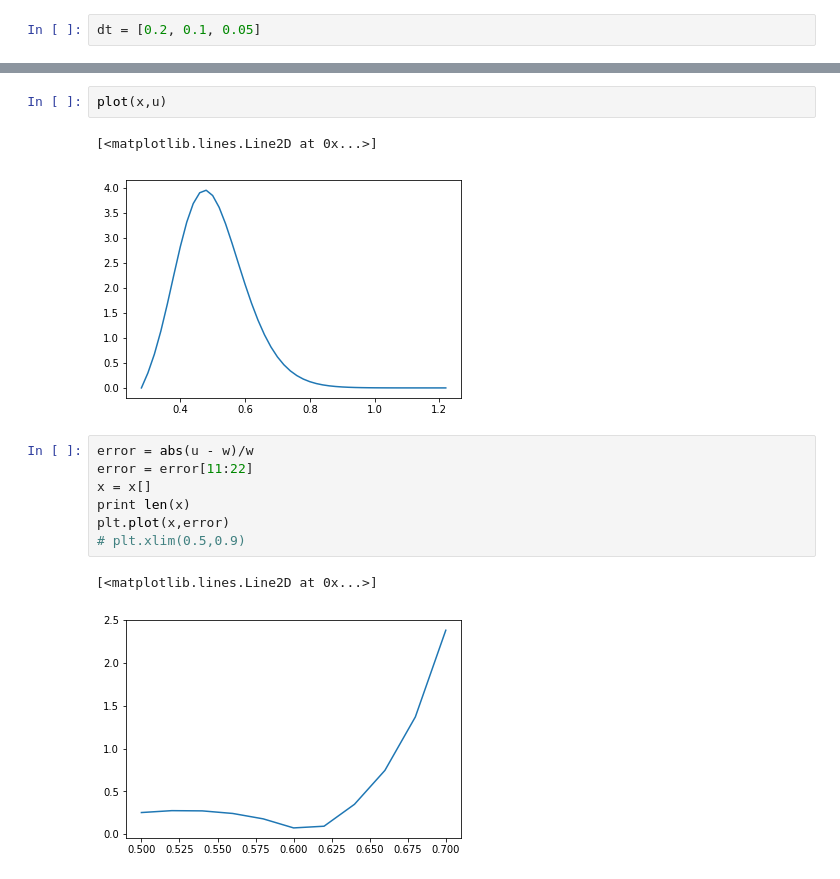
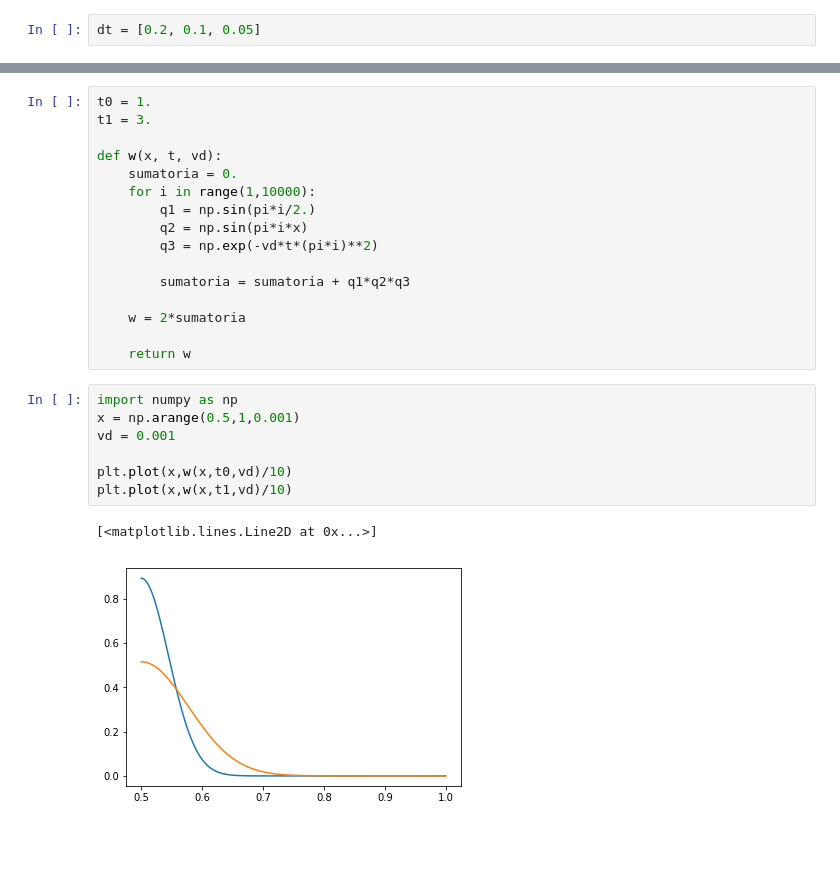
Before and after one commit to ornemarioni/mn2, a Jupyter notebook: Capitulo2.ipynb, the cells around one changed output, grey strips where cells are left out. Saved outputs shown, nothing was run; the diff lists cells and outputs as text; blank space fills up the shorter version.

```diff
--- a/Capitulo2.ipynb
+++ b/Capitulo2.ipynb
@@ -197,15 +121,26 @@ plt.ylim(0,1)
-# %%
-plot(x,u)
-# %% [output]
-[<matplotlib.lines.Line2D at 0x...>]
-[figure, removed]
-# %%
-error = abs(u - w)/w
-error = error[11:22]
-x = x[]
-print len(x)
-plt.plot(x,error)
-# plt.xlim(0.5,0.9)
-# %% [output]
-[<matplotlib.lines.Line2D at 0x...>]
-[figure, removed]
+# %%
+t0 = 1.
+t1 = 3.
+
+def w(x, t, vd):
+    sumatoria = 0.
+    for i in range(1,10000):
+        q1 = np.sin(pi*i/2.)
+        q2 = np.sin(pi*i*x)
+        q3 = np.exp(-vd*t*(pi*i)**2)
+
+        sumatoria = sumatoria + q1*q2*q3
+
+    w = 2*sumatoria
+
+    return w
+# %%
+import numpy as np
+x = np.arange(0.5,1,0.001)
+vd = 0.001
+
+plt.plot(x,w(x,t0,vd)/10)
+plt.plot(x,w(x,t1,vd)/10)
+# %% [output]
+[<matplotlib.lines.Line2D at 0x...>]
+[figure, added]
```
Also changed, not shown: parts of 10 cells of this notebook.
